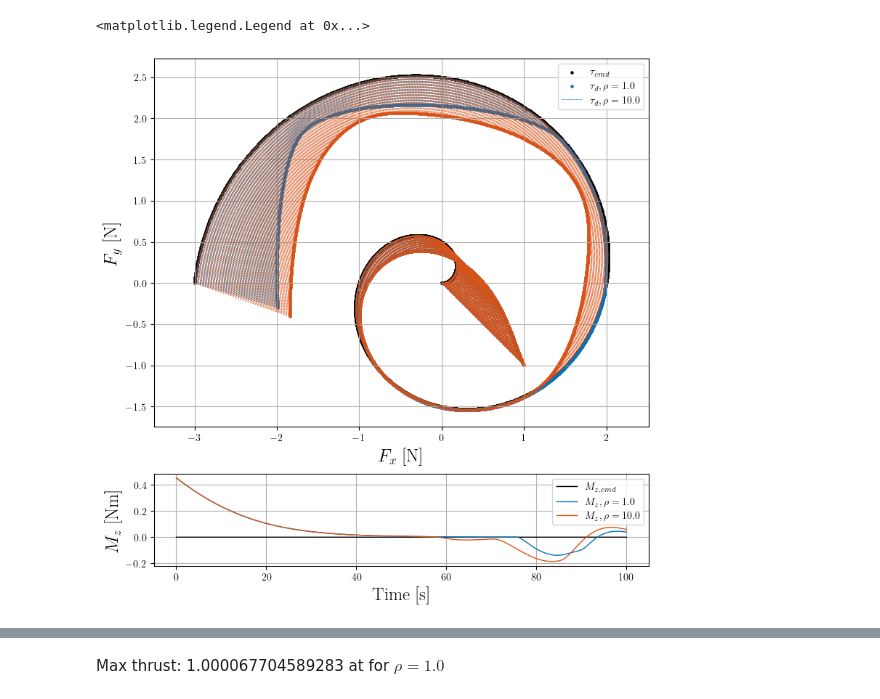
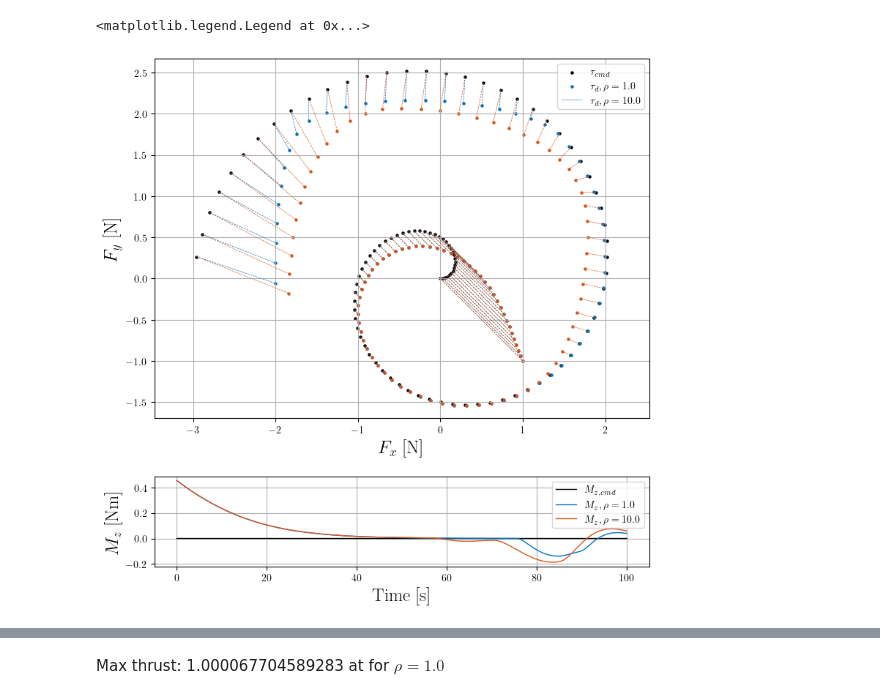
Before and after one commit to incebellipipo/skadipy, a Jupyter notebook: notebooks/018_compare_cbf_time_constant.ipynb, the cells around one changed output, grey strips where cells are left out. Drawn from its saved outputs; the diff is of its cells as text; code cells hidden in the pictures.

```diff
--- a/notebooks/018_compare_cbf_time_constant.ipynb
+++ b/notebooks/018_compare_cbf_time_constant.ipynb
@@ -74,0 +78,2 @@ fig, ax = plot_histories(tau_cmd=tau_cmd, tau_alloc=tau_hist, dt=time_step)
+# %%
+results = run_tests2(tau_cmd=tau_cmd, d_tau_cmd=d_tau_cmd, allocators=allocators)
@@ -75,18 +86,20 @@ fig, ax = plot_histories(tau_cmd=tau_cmd, tau_alloc=tau_hist, dt=time_step)
 # %%
-fig, ax = plot_2d_allocation(tau_cmd=tau_cmd, allocators=allocators, tau_hist=tau_hist, dt=time_step)
+fig, ax = plot_2d_allocation(tau_cmd=tau_cmd, allocators=allocators, tau_hist=results.tau_desired_hist, dt=time_step)
+fig.tight_layout(rect=[0.0, 0.0, 1.0, 1.0])
+
 
 legend_items = []
 legend_items.append(r"$\tau_{cmd}$")
 for r in rho:
     legend_items.append(f"$\\tau_d, \\rho = {r}$")
 ax[0].legend(legend_items)
 
 legend_items = []
 legend_items.append(r"$M_{z,cmd}$")
 for r in rho:
     legend_items.append(f"$M_z, \\rho = {r}$")
 ax[1].legend(legend_items)
 # %% [output]
 <matplotlib.legend.Legend at 0x...>
-[figure, old version]
+[figure, new version]
 # %%
```
Also changed, not shown: parts of 9 cells of this notebook, 18 other files.
